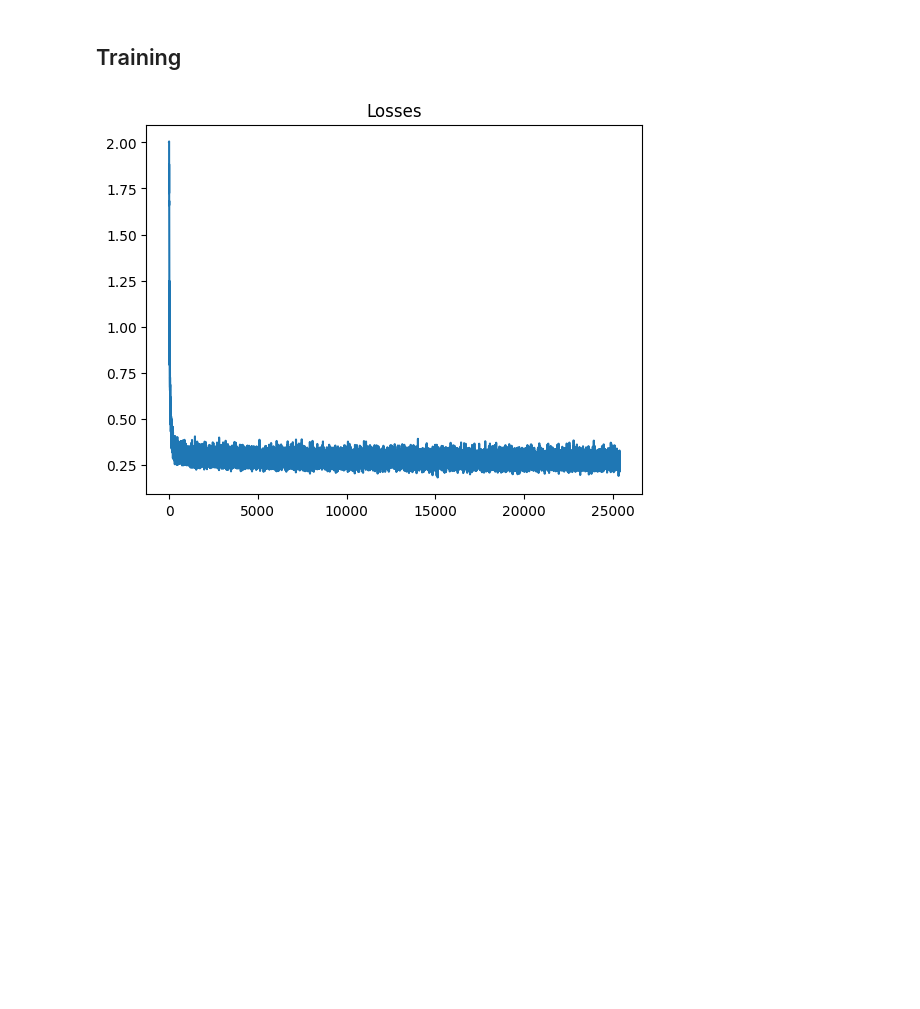
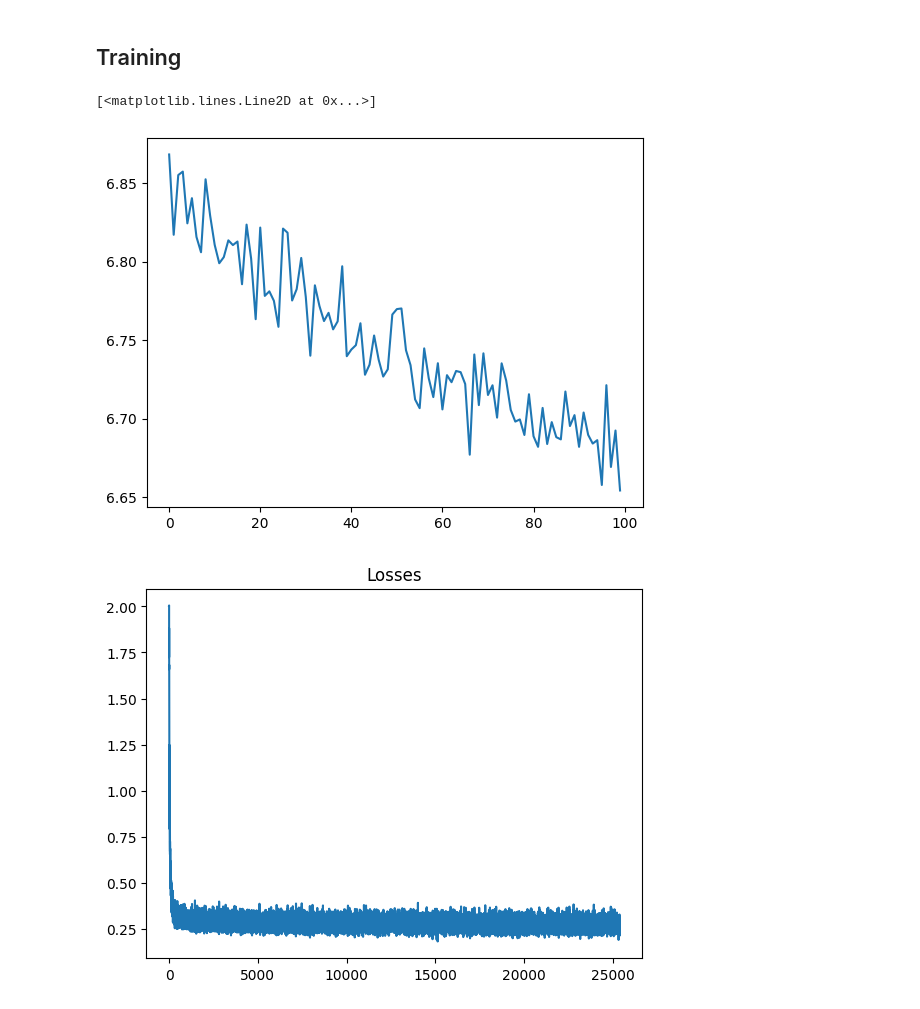
Before and after one commit to LimaoC/super-resolution-for-satellite-imagery, a Jupyter notebook: SR-AE/SRCNN_test.ipynb, the cells around one changed output. Cells and saved outputs as stored; diff of their text form; code cells hidden in the pictures; blank space fills up the shorter version.

```diff
--- a/SR-AE/SRCNN_test.ipynb
+++ b/SR-AE/SRCNN_test.ipynb
@@ -399,6 +398,12 @@ torch.cuda.empty_cache()
 # max batch size is 32
 losses, epoch_losses = train(model, x_train, y_train, nepochs=100, batch_size = 32, lr = 10e-5, normalized=False,
                              feature_layers=[0,1,2,3], style_layers=[])
+# %%
+plt.plot(epoch_losses)
+plt.title()
+# %% [output]
+[<matplotlib.lines.Line2D at 0x...>]
+[figure, added]
 # %%
 plt.plot(losses)
 plt.title("Losses")
```
Also changed, not shown: parts of 8 cells of this notebook, 9 other files.
